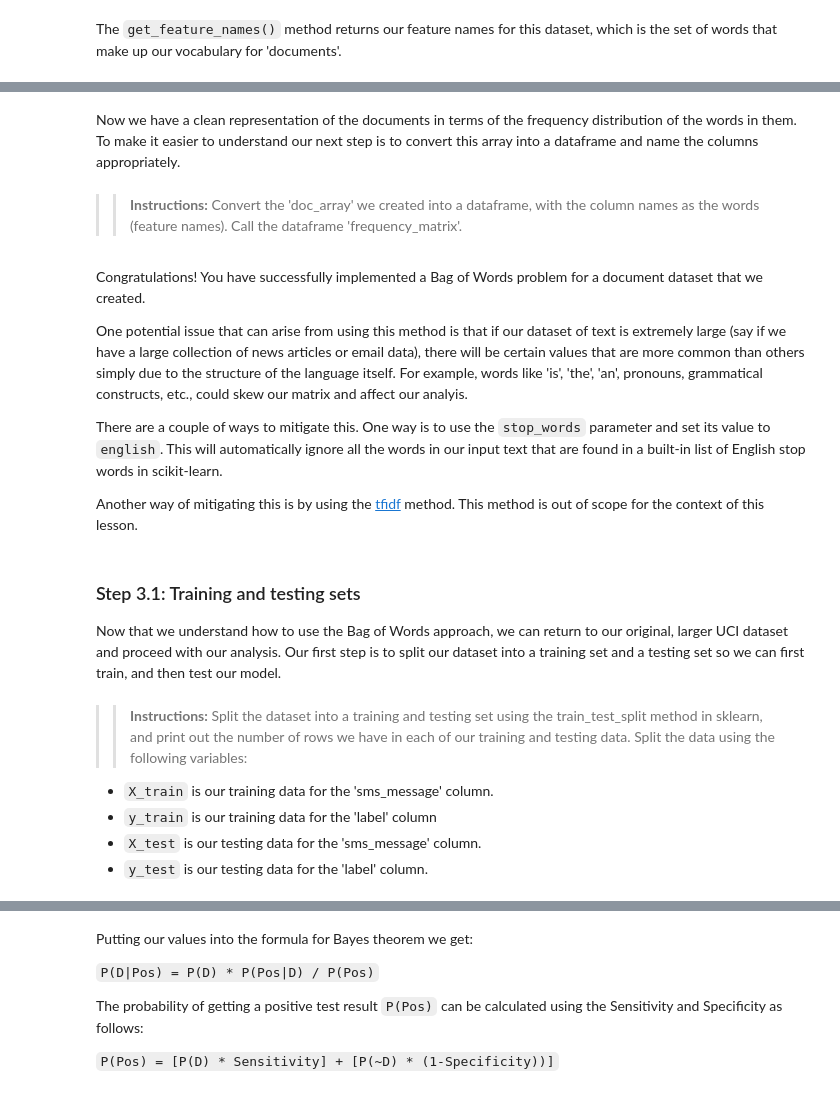
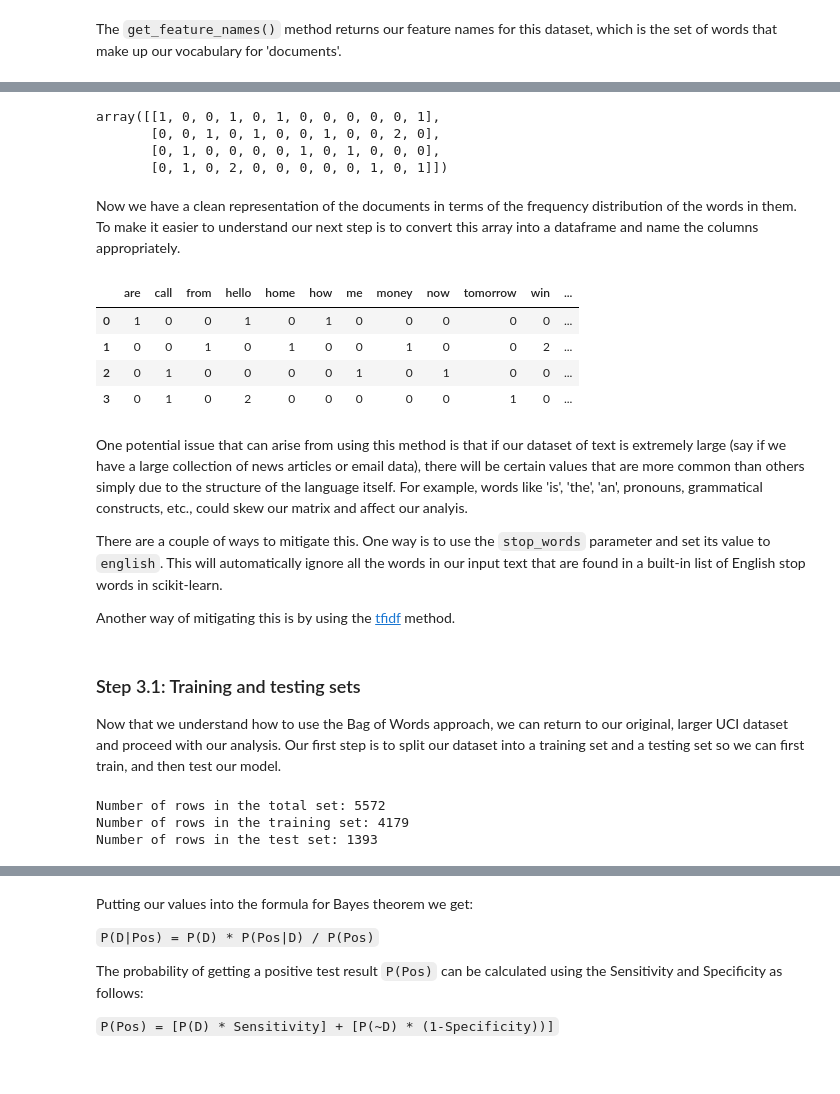
Before and after one commit to jlcossi/build_spam_classifier, a Jupyter notebook: spam_classifier.ipynb, the cells around one changed output, grey strips where cells are left out. Saved outputs shown, nothing was run; the diff lists cells and outputs as text; code cells hidden in the pictures.

Commit message:
feat: apply bag of words to the dataset

```diff
--- a/spam_classifier.ipynb
+++ b/spam_classifier.ipynb
@@ -243,9 +234,9 @@ Import the sklearn.feature_extraction.text.CountVectorizer method and create an
 # %%
-'''
-Solution
-'''
+# Import scikit learn count vectorizer method
 from sklearn.feature_extraction.text import CountVectorizer
-count_vector = # TODO
+
+# Create an instance
+count_vector = CountVectorizer(input = documents)
 # %% [markdown]
 **Data preprocessing with CountVectorizer()**
 
@@ -301,5 +290,14 @@ doc_array
+# %%
+# Create a matrix with each row representing one of the 4 documents
+# and each column representing a word (feature name)
+# each value in the matrix represents the frequency of the word in that column
+# occuring in the particylar document in that row
+doc_array = count_vector.transform(documents).toarray()
+doc_array
+# %% [output]
+array([[1, 0, 0, 1, 0, 1, 0, 0, 0, 0, 0, 1],
+       [0, 0, 1, 0, 1, 0, 0, 1, 0, 0, 2, 0],
+       [0, 1, 0, 0, 0, 0, 1, 0, 1, 0, 0, 0],
+       [0, 1, 0, 2, 0, 0, 0, 0, 0, 1, 0, 1]])
 # %% [markdown]
 Now we have a clean representation of the documents in terms of the frequency distribution of the words in them. To make it easier to understand our next step is to convert this array into a dataframe and name the columns appropriately.
-# %% [markdown]
->>**Instructions:**
-Convert the 'doc_array' we created into a dataframe, with the column names as the words (feature names). Call the dataframe 'frequency_matrix'.
@@ -312,31 +304,27 @@ frequency_matrix
+# %%
+# Convert the 'doc_array' into a dataframe.
+# Use the words (feature names) as columns names
+frequency_matrix = pd.DataFrame(data = doc_array, columns = count_vector.get_feature_names())
+
+# Observe the new dataframe
+frequency_matrix
+# %% [output]
+|  | are | call | from | hello | home | how | me | money | now | tomorrow | win | ... |
+| 0 | 1 | 0 | 0 | 1 | 0 | 1 | 0 | 0 | 0 | 0 | 0 | ... |
+| 1 | 0 | 0 | 1 | 0 | 1 | 0 | 0 | 1 | 0 | 0 | 2 | ... |
+| 2 | 0 | 1 | 0 | 0 | 0 | 0 | 1 | 0 | 1 | 0 | 0 | ... |
+| 3 | 0 | 1 | 0 | 2 | 0 | 0 | 0 | 0 | 0 | 1 | 0 | ... |
 # %% [markdown]
-Congratulations! You have successfully implemented a Bag of Words problem for a document dataset that we created.
-
 One potential issue that can arise from using this method is that if our dataset of text is extremely large (say if we have a large collection of news articles or email data), there will be certain values that are more common than others simply due to the structure of the language itself. For example, words like 'is', 'the', 'an', pronouns, grammatical constructs, etc., could skew our matrix and affect our analyis.
 
 There are a couple of ways to mitigate this. One way is to use the `stop_words` parameter and set its value to `english`. This will automatically ignore all the words in our input text that are found in a built-in list of English stop words in scikit-learn.
 
-Another way of mitigating this is by using the [tfidf](http://scikit-learn.org/stable/modules/generated/sklearn.feature_extraction.text.TfidfVectorizer.html#sklearn.feature_extraction.text.TfidfVectorizer) method. This method is out of scope for the context of this lesson.
+Another way of mitigating this is by using the [tfidf](http://scikit-learn.org/stable/modules/generated/sklearn.feature_extraction.text.TfidfVectorizer.html#sklearn.feature_extraction.text.TfidfVectorizer) method.
 # %% [markdown]
 ### Step 3.1: Training and testing sets ###
 
 Now that we understand how to use the Bag of Words approach, we can return to our original, larger UCI dataset and proceed with our analysis. Our first step is to split our dataset into a training set and a testing set so we can first train, and then test our model.
-# %% [markdown]
-
->>**Instructions:**
-Split the dataset into a training and testing set using the train_test_split method in sklearn, and print out the number of rows we have in each of our training and testing data. Split the data
-using the following variables:
-* `X_train` is our training data for the 'sms_message' column.
-* `y_train` is our training data for the 'label' column
-* `X_test` is our testing data for the 'sms_message' column.
-* `y_test` is our testing data for the 'label' column.
 # %%
-'''
-Solution
-
-NOTE: sklearn.cross_validation was used here previously but it has been
-deprecated in favor of sklearn.model_selection, and will be removed in v0.20.
-'''
 # split into training and testing sets
 
 from sklearn.model_selection import train_test_split
@@ -348,6 +336,10 @@ X_train, X_test, y_train, y_test = train_test_split(df['sms_message'],
 print('Number of rows in the total set: {}'.format(df.shape[0]))
 print('Number of rows in the training set: {}'.format(X_train.shape[0]))
 print('Number of rows in the test set: {}'.format(X_test.shape[0]))
+# %% [output]
+Number of rows in the total set: 5572
+Number of rows in the training set: 4179
+Number of rows in the test set: 1393
 # %% [markdown]
 ### Step 3.2: Applying Bag of Words processing to our dataset. ###
 
```
Also changed, not shown: parts of 16 cells of this notebook.
